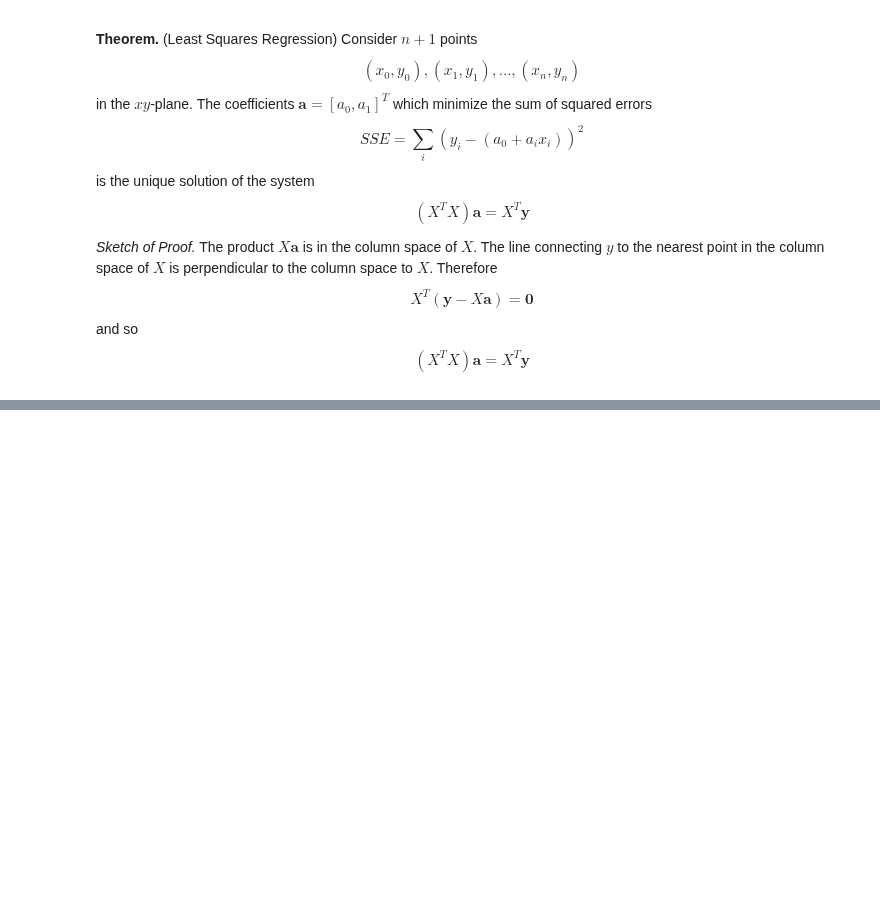
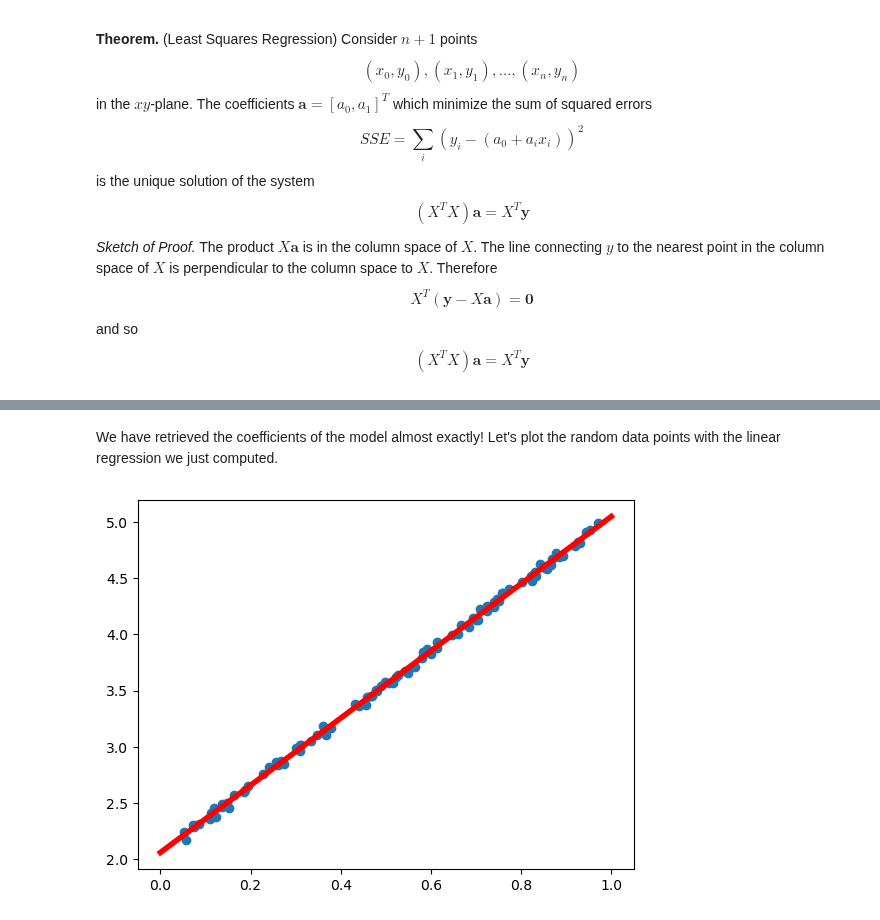
Before and after one commit to byeolla/science_dnn, a Jupyter notebook: 7th_week.ipynb, the cells around one changed output, grey strips where cells are left out. Saved outputs shown, nothing was run; the diff lists cells and outputs as text; code cells hidden in the pictures; blank space fills up the shorter version.

```diff
--- a/7th_week.ipynb
+++ b/7th_week.ipynb
@@ -732,0 +776,10 @@ $$(X^{T}X)\mathbf{a} = X^{T}\mathbf{y}$$
+# %% [markdown]
+We have retrieved the coefficients of the model almost exactly! Let's plot the random data points with the linear regression we just computed.
+# %%
+xs = np.linspace(0, 1, 10)
+ys = a[0] + a[1]*xs
+plt.plot(xs, ys, 'r', linewidth=4)
+plt.scatter(x,y);
+plt.show()
+# %% [output]
+[figure, added]
```
Also changed, not shown: parts of 18 cells of this notebook.
